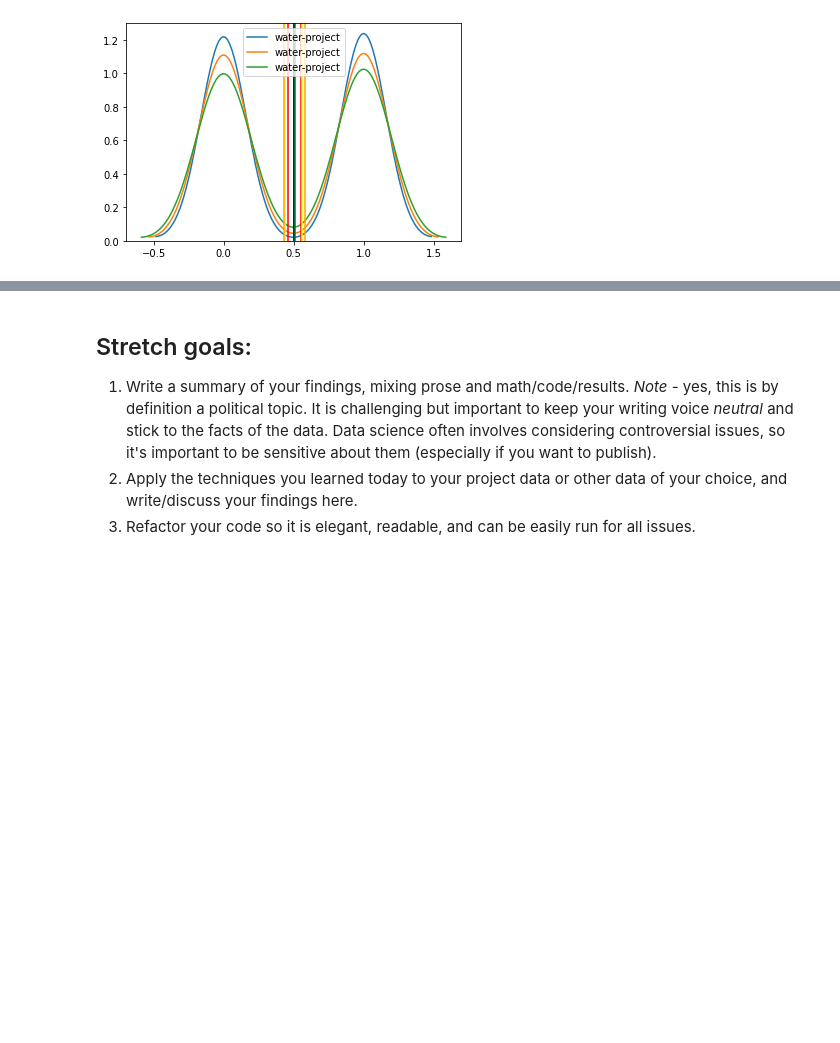
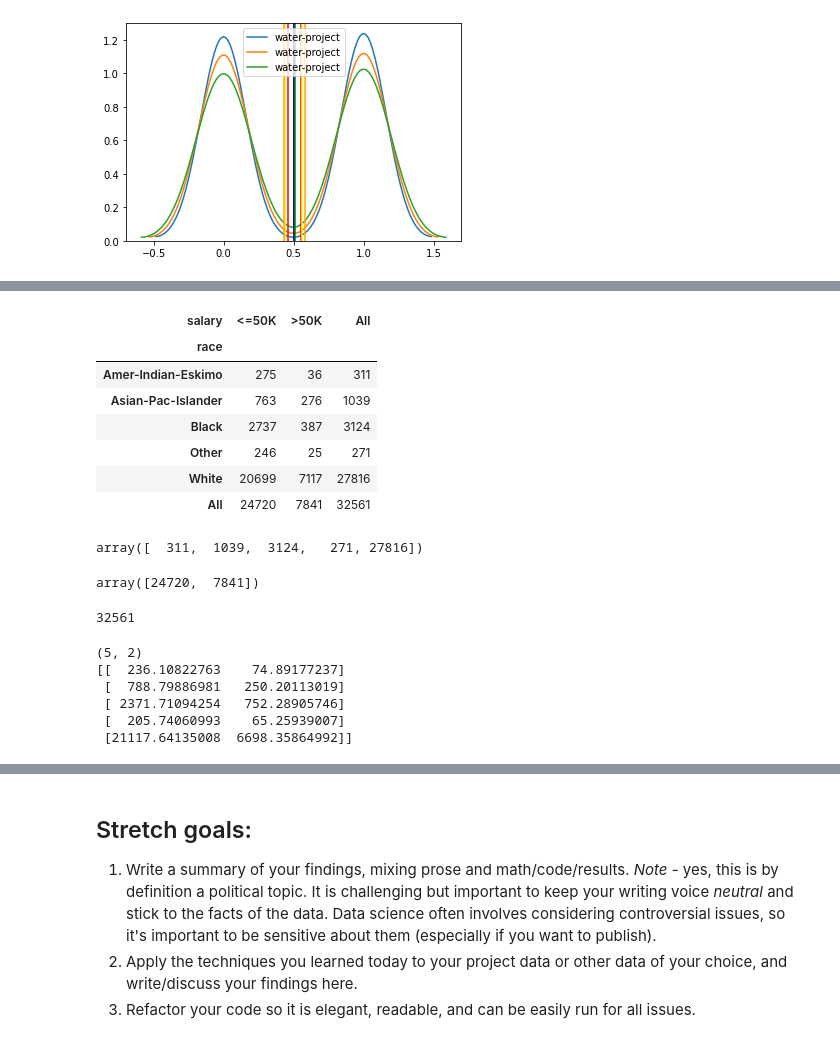
Before and after one commit to iskander-r/DS-Unit-1-Sprint-2-Statistics, a Jupyter notebook: module2/LS_DS_122_Sampling_Confidence_Intervals_and_Hypothesis_Testing_Assignment.ipynb, the cells around one changed output, grey strips where cells are left out. Drawn from its saved outputs; the diff is of its cells as text; code cells hidden in the pictures; blank space fills up the shorter version.

```diff
--- a/module2/LS_DS_122_Sampling_Confidence_Intervals_and_Hypothesis_Testing_Assignment.ipynb
+++ b/module2/LS_DS_122_Sampling_Confidence_Intervals_and_Hypothesis_Testing_Assignment.ipynb
@@ -133,0 +145,46 @@ plt.axvline(x=CI2[0], color='green');
+# %%
+contingency_table = pd.crosstab(df['race'], df['salary'], margins=True)
+contingency_table
+# %% [output]
+| salary | <=50K | >50K | All |
+| race |  |  |  |
+| Amer-Indian-Eskimo | 275 | 36 | 311 |
+| Asian-Pac-Islander | 763 | 276 | 1039 |
+| Black | 2737 | 387 | 3124 |
+| Other | 246 | 25 | 271 |
+| White | 20699 | 7117 | 27816 |
+| All | 24720 | 7841 | 32561 |
+# %%
+row_sums = contingency_table.iloc[0:5, 2].values
+row_sums
+# %% [output]
+array([  311,  1039,  3124,   271, 27816])
+# %%
+col_sums = contingency_table.iloc[5, 0:2].values
+col_sums
+# %% [output]
+array([24720,  7841])
+# %%
+total = contingency_table.loc['All','All']
+total
+# %% [output]
+32561
+# %%
+expected = []
+for i in range(len(row_sums)):
+    expected_row = []
+    for column in col_sums:
+        expected_val = column*row_sums[i]/total
+        expected_row.append(expected_val)
+    expected.append(expected_row)
+
+expected = np.array(expected)
+print(expected.shape)
+print(expected)
+# %% [output]
+(5, 2)
+[[  236.10822763    74.89177237]
+ [  788.79886981   250.20113019]
+ [ 2371.71094254   752.28905746]
+ [  205.74060993    65.25939007]
+ [21117.64135008  6698.35864992]]
```
Also changed, not shown: parts of 6 cells of this notebook.
